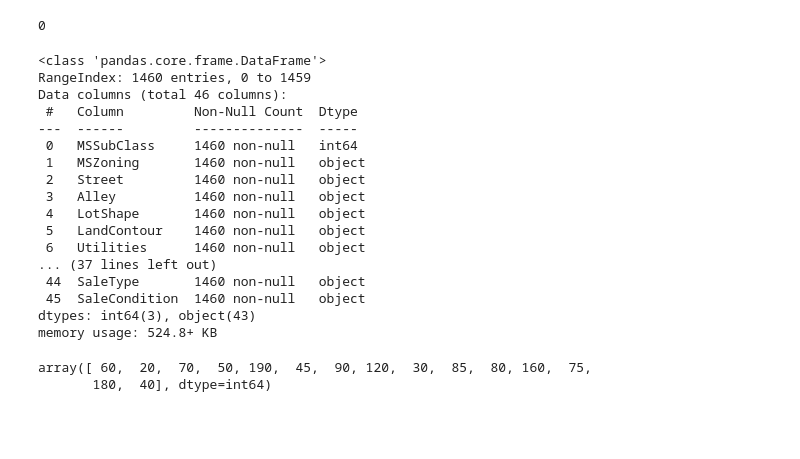
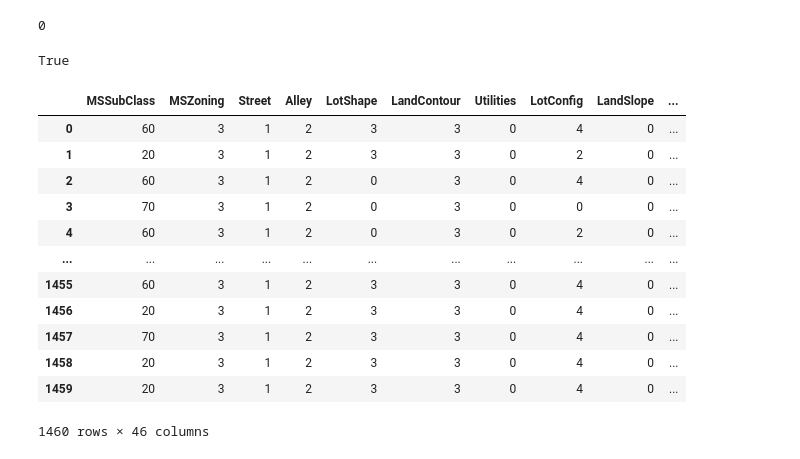
Before and after one commit to EL-MEHDI-git/Kaggle-competition-house-prices-advanced-regression-techniques, a Jupyter notebook: house-prices-advanced-regression-techniques.ipynb, the cells around one changed output. Cells and saved outputs as stored; diff of their text form; code cells hidden in the pictures; blank space fills up the shorter version.

```diff
--- a/house-prices-advanced-regression-techniques.ipynb
+++ b/house-prices-advanced-regression-techniques.ipynb
@@ -192,28 +192,3 @@ for col in na_counts.index.tolist():
 df_categorical.isna().sum().sum()
 # %% [output]
 0
-# %%
-df_categorical.info()
-# %% [output]
-<class 'pandas.core.frame.DataFrame'>
-RangeIndex: 1460 entries, 0 to 1459
-Data columns (total 46 columns):
- #   Column         Non-Null Count  Dtype
----  ------         --------------  -----
- 0   MSSubClass     1460 non-null   int64
- 1   MSZoning       1460 non-null   object
- 2   Street         1460 non-null   object
- 3   Alley          1460 non-null   object
- 4   LotShape       1460 non-null   object
- 5   LandContour    1460 non-null   object
- 6   Utilities      1460 non-null   object
-... (37 lines left out)
- 44  SaleType       1460 non-null   object
- 45  SaleCondition  1460 non-null   object
-dtypes: int64(3), object(43)
-memory usage: 524.8+ KB
-# %%
-df_categorical.MSSubClass.unique()
-# %% [output]
-array([ 60,  20,  70,  50, 190,  45,  90, 120,  30,  85,  80, 160,  75,
-       180,  40], dtype=int64)
@@ -229,3 +195,33 @@ df_categorical[col] = pd.DataFrame(oe.transform(df_categorical[col]), columns=co
+# %%
+df_categorical['PoolQC'].dtypes == "object"
+# %% [output]
+True
+# %%
+# Encode qualitative variables of type object.
+from sklearn.preprocessing import LabelEncoder
+
+df_categorical_enc = df_categorical.copy()
+
+for col in df_categorical_enc.columns:
+    encoder = LabelEncoder()
+    if df_categorical_enc[col].dtypes == "object":
+        df_categorical_enc[col] = encoder.fit_transform(df_categorical_enc[col])
+
+df_categorical_enc
+# %% [output]
+|  | MSSubClass | MSZoning | Street | Alley | LotShape | LandContour | Utilities | LotConfig | LandSlope | ... |
+| 0 | 60 | 3 | 1 | 2 | 3 | 3 | 0 | 4 | 0 | ... |
+| 1 | 20 | 3 | 1 | 2 | 3 | 3 | 0 | 2 | 0 | ... |
+| 2 | 60 | 3 | 1 | 2 | 0 | 3 | 0 | 4 | 0 | ... |
+| 3 | 70 | 3 | 1 | 2 | 0 | 3 | 0 | 0 | 0 | ... |
+| 4 | 60 | 3 | 1 | 2 | 0 | 3 | 0 | 2 | 0 | ... |
+| ... | ... | ... | ... | ... | ... | ... | ... | ... | ... | ... |
+| 1455 | 60 | 3 | 1 | 2 | 3 | 3 | 0 | 4 | 0 | ... |
+| 1456 | 20 | 3 | 1 | 2 | 3 | 3 | 0 | 4 | 0 | ... |
+| 1457 | 70 | 3 | 1 | 2 | 3 | 3 | 0 | 4 | 0 | ... |
+| 1458 | 20 | 3 | 1 | 2 | 3 | 3 | 0 | 4 | 0 | ... |
+| 1459 | 20 | 3 | 1 | 2 | 3 | 3 | 0 | 4 | 0 | ... |
+1460 rows × 46 columns
 # %%
 # Feature selection
 from sklearn.feature_selection import mutual_info_regression, f_classif
```
Also changed, not shown: parts of 2 cells of this notebook.
